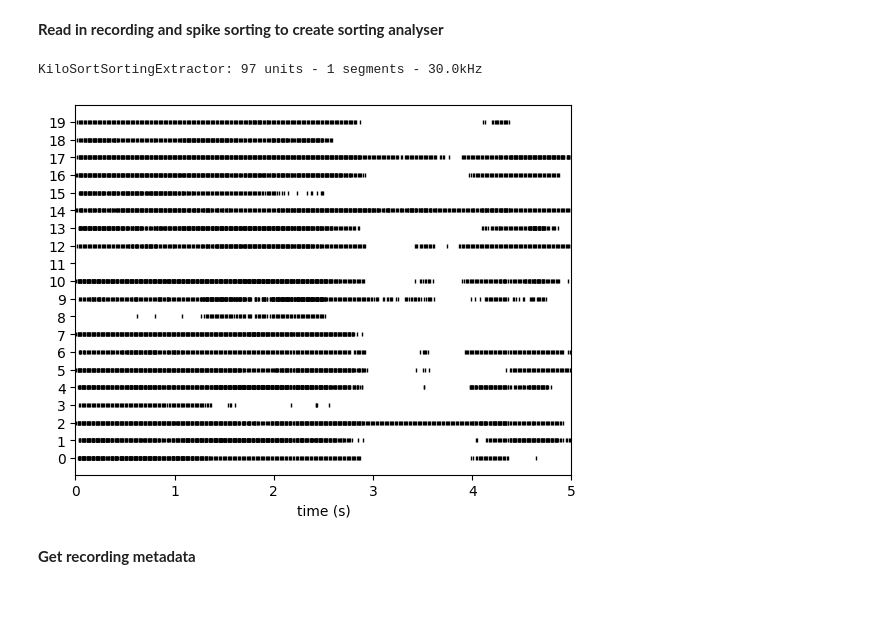
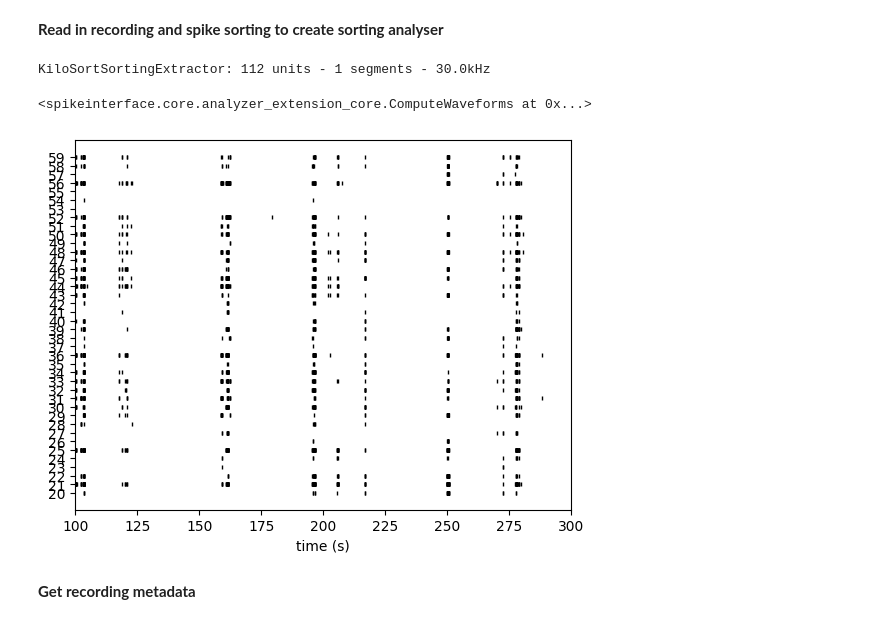
Before and after one commit to m-lockwood/sjlab, a Jupyter notebook: Python/spikeinterface/read_kilosort.ipynb, the cells around one changed output. Saved outputs shown, nothing was run; the diff lists cells and outputs as text; code cells hidden in the pictures.

```diff
--- a/Python/spikeinterface/read_kilosort.ipynb
+++ b/Python/spikeinterface/read_kilosort.ipynb
@@ -27,7 +27,7 @@ session_folder = os.path.join(base_folder, animal_ID, session_ID)
 kilosort_folder = os.path.join(session_folder, 'kilosort3')
 
 # Get output from spike sorting using Kilosort3, keeping only good units
-sorting_KS = se.read_kilosort(folder_path=kilosort_folder,keep_good_only=True)
+sorting_KS = se.read_kilosort(folder_path=kilosort_folder,keep_good_only=False)
 print(sorting_KS)
 
 # Get path to Open-Ephys Record Node within session folder
@@ -50,12 +50,15 @@ sorting_analyzer = sc.create_sorting_analyzer(sorting_KS, recording)
 # Compute sorting analyzer info
 sorting_analyzer.compute("random_spikes")
 sorting_analyzer.compute("waveforms")
-
-# Plots rasters of first 20 units
-w_rs = sw.plot_rasters(sorting_analyzer, time_range=(0, 5), unit_ids=list(range(20)))
 # %% [output]
-KiloSortSortingExtractor: 97 units - 1 segments - 30.0kHz
+KiloSortSortingExtractor: 112 units - 1 segments - 30.0kHz
-[figure, removed]
+<spikeinterface.core.analyzer_extension_core.ComputeWaveforms at 0x...>
+# %%
+
+# Plots rasters of first 20 units
+w_rs = sw.plot_rasters(sorting_analyzer, time_range=(100, 300), unit_ids=list(range(20,60)))
+# %% [output]
+[figure, added]
 # %% [markdown]
 **Get recording metadata**
 # %%
```
Also changed, not shown: parts of 5 cells of this notebook, 2 other files.
